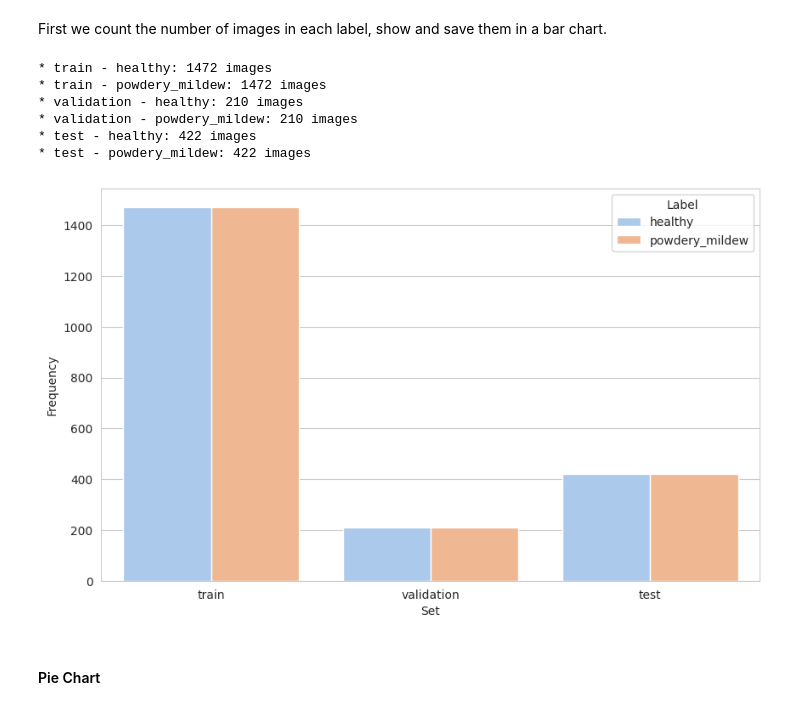
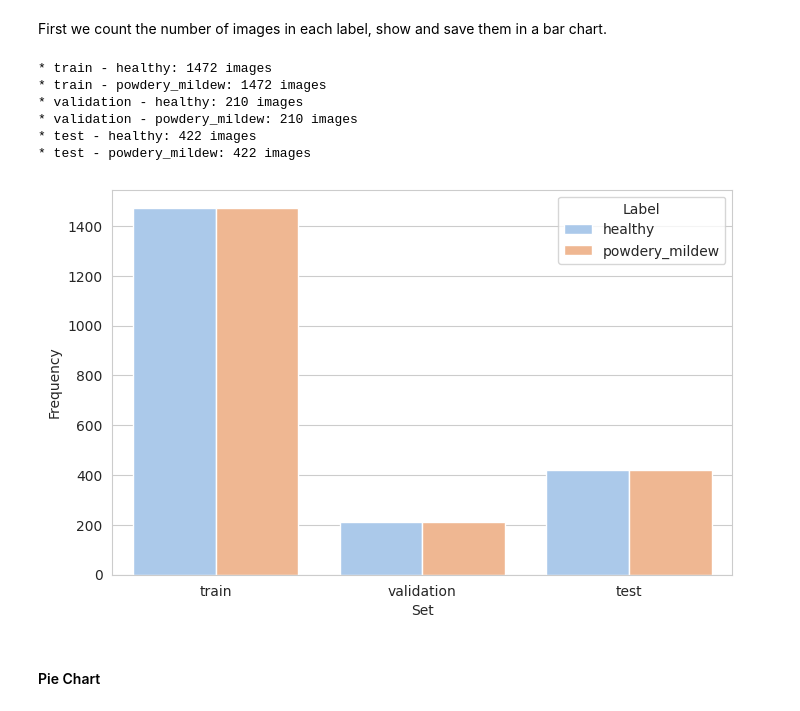
Before and after one commit to Xakkusu/PP5-mildew-detection, a Jupyter notebook: jupyter_notebooks/03_Modelling and Evaluating.ipynb, the cells around one changed output. Saved outputs shown, nothing was run; the diff lists cells and outputs as text; code cells hidden in the pictures.

```diff
--- a/jupyter_notebooks/03_Modelling and Evaluating.ipynb
+++ b/jupyter_notebooks/03_Modelling and Evaluating.ipynb
@@ -127,46 +127,46 @@ First we count the number of images in each label, show and save them in a bar c
 # code for Data Visualization and its functions were adapted and taken from Walkthrough Project 01 Malaria Detector
 
 # Create an empty dictionary
-data_dict = {
+data = {
     'Set': [],
     'Label': [],
     'Frequency': []
 }
 
 # Define the number of rows you want to create
-image_folders = ['train', 'validation', 'test']
+folders = ['train', 'validation', 'test']
 
 # Loop to dynamically create and append rows to the dictionary
-for image_folder in image_folders:
+for folder in folders:
     for label in labels:
         row = {
-            'Set': image_folder,
+            'Set': folder,
             'Label': label,
-            'Frequency': int(len(os.listdir(my_data_dir + '/' + image_folder + '/' + label)))
+            'Frequency': int(len(os.listdir(my_data_dir + '/' + folder + '/' + label)))
         }
         for key, value in row.items():
-            data_dict[key].append(value)
+            data[key].append(value)
         print(
-            f"* {image_folder} - {label}: {len(os.listdir(my_data_dir+'/'+ image_folder + '/' + label))} images")
+            f"* {folder} - {label}: {len(os.listdir(my_data_dir+'/'+ folder + '/' + label))} images")
 
 # Convert the dictionary to a DataFrame
-df_freq = pd.DataFrame(data_dict)
+df_freq = pd.DataFrame(data)
 
 print("\n")
 sns.set_style("whitegrid")
-plt.figure(figsize=(10, 6))
+plt.figure(figsize=(8, 5))
 sns.barplot(data=df_freq, x='Set', y='Frequency', hue='Label', palette='pastel')
 plt.savefig(f'{file_path}/labels_distribution.png',
             bbox_inches='tight', dpi=150)
 plt.show()
 # %% [output]
 * train - healthy: 1472 images
 * train - powdery_mildew: 1472 images
 * validation - healthy: 210 images
 * validation - powdery_mildew: 210 images
 * test - healthy: 422 images
 * test - powdery_mildew: 422 images
-[figure, old version]
+[figure, new version]
 # %% [markdown]
 #### Pie Chart
 # %% [markdown]
```
Also changed, not shown: parts of 15 cells of this notebook, 11 other files.
